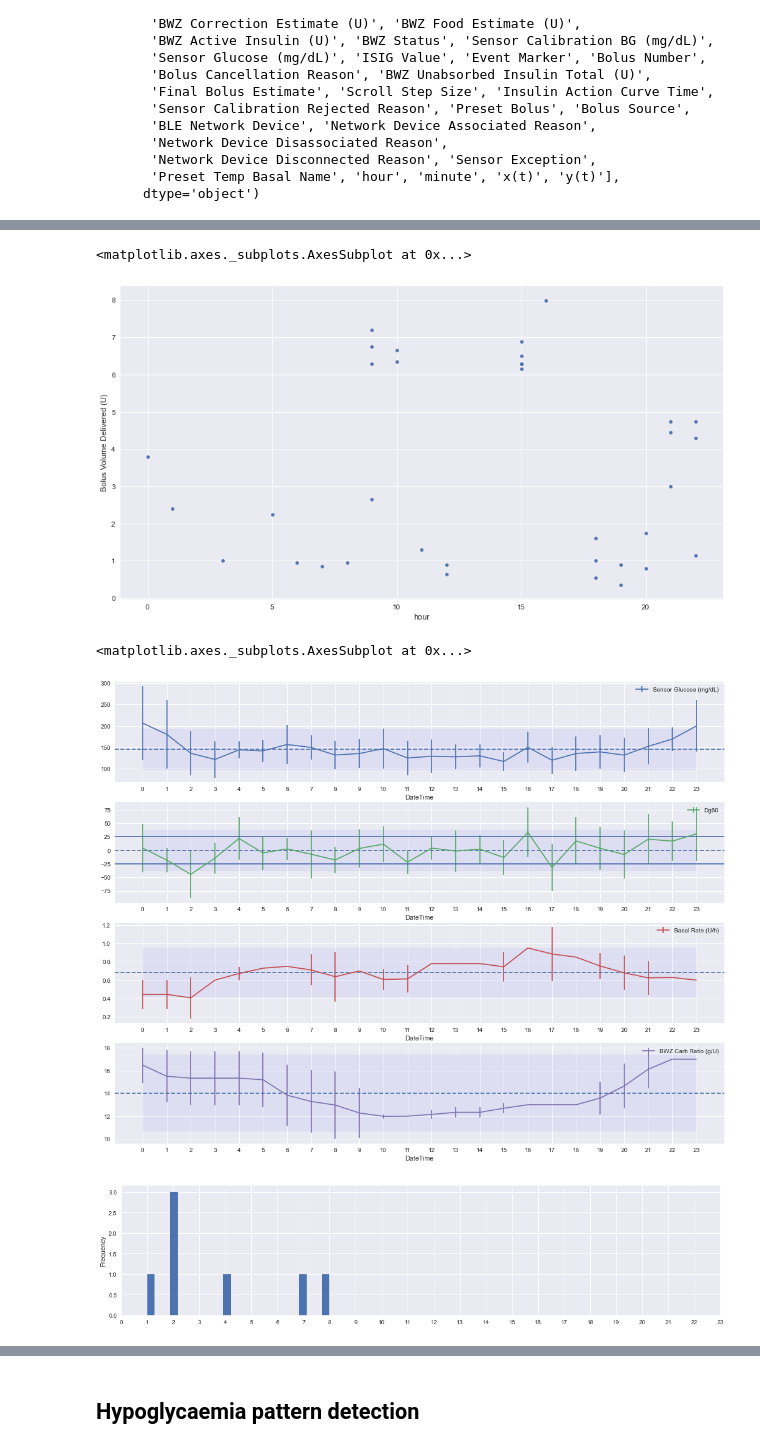
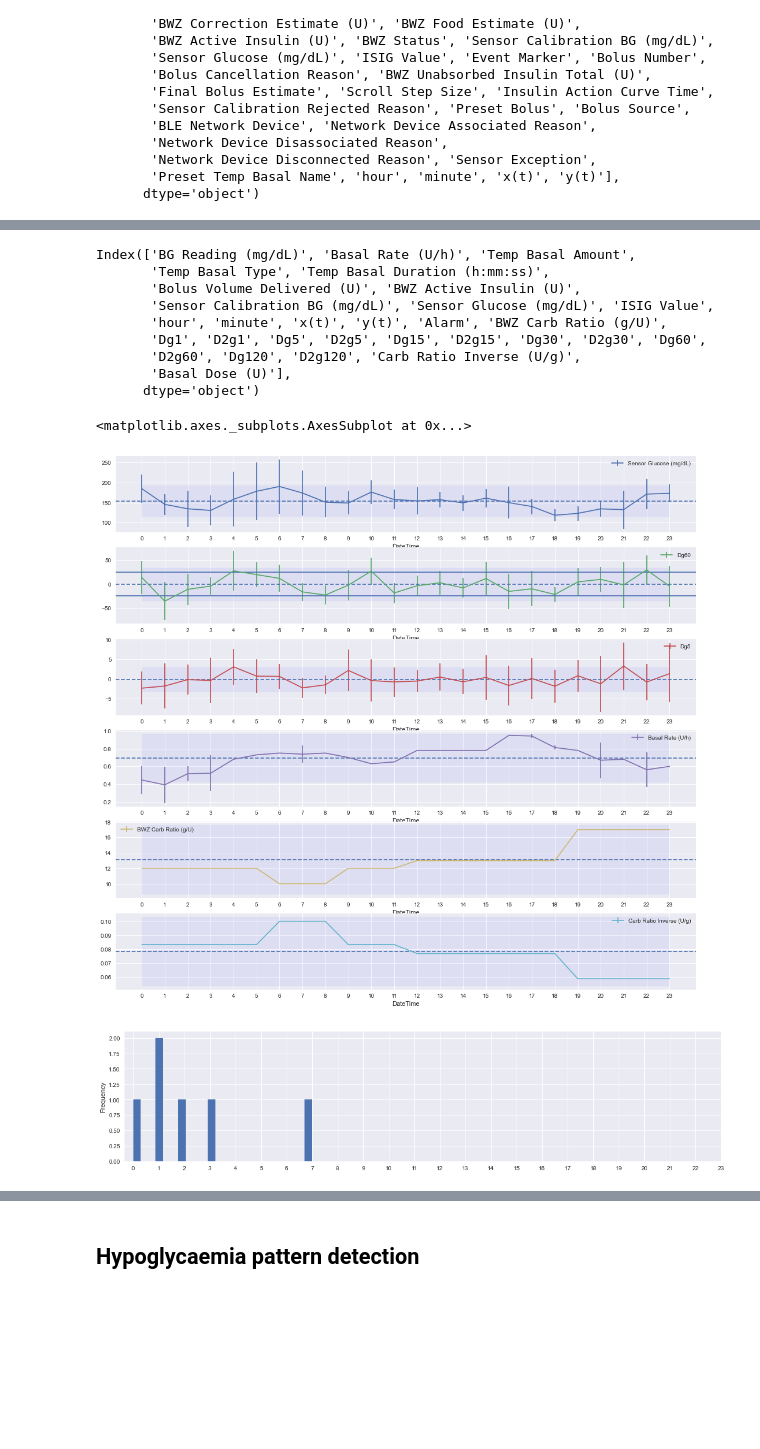
Before and after one commit to gmagannaDevelop/Diabetes-Analysis, a Jupyter notebook: Trend_Descriptive.ipynb, the cells around one changed output, grey strips where cells are left out. Saved outputs shown, nothing was run; the diff lists cells and outputs as text; code cells hidden in the pictures; blank space fills up the shorter version.

```diff
--- a/Trend_Descriptive.ipynb
+++ b/Trend_Descriptive.ipynb
@@ -282,2 +288,5 @@ data = data.join(woo)
 # %%
-data["BWZ Carb Ratio (g/U)"] = data["BWZ Carb Ratio (g/U)"].fillna(method="ffill")
+data["Carb Ratio Inverse (U/g)"] = 1.0 / data["BWZ Carb Ratio (g/U)"]
+# %%
+# We can do this because we've resampled to 1 minute.
+data["Basal Dose (U)"] = data["Basal Rate (U/h)"].apply(lambda x: x / 60)
@@ -355,6 +361,6 @@ Number of days in data : 21
 # %%
 n_month = 15
-n_latest = 7
+n_latest = 5
 #month = data.loc[dates[len(dates) - n_month]:dates[-1], :] if n_month < n_total else None
 latest = data.loc[dates[len(dates)- n_latest]:dates[-1], :] if n_latest < n_total else None
 lday = data.loc[dates[len(dates)- 1]:dates[-1], :] if n_latest < n_total else None
@@ -389,39 +396,47 @@ mean.plot(
 # %%
-latest.plot(x="hour", y="Bolus Volume Delivered (U)", kind="scatter")
+#latest.plot(x="hour", y="Bolus Volume Delivered (U)", kind="scatter")
+latest.columns
 # %% [output]
-<matplotlib.axes._subplots.AxesSubplot at 0x...>
+Index(['BG Reading (mg/dL)', 'Basal Rate (U/h)', 'Temp Basal Amount',
+       'Temp Basal Type', 'Temp Basal Duration (h:mm:ss)',
+       'Bolus Volume Delivered (U)', 'BWZ Active Insulin (U)',
+       'Sensor Calibration BG (mg/dL)', 'Sensor Glucose (mg/dL)', 'ISIG Value',
+       'hour', 'minute', 'x(t)', 'y(t)', 'Alarm', 'BWZ Carb Ratio (g/U)',
+       'Dg1', 'D2g1', 'Dg5', 'D2g5', 'Dg15', 'D2g15', 'Dg30', 'D2g30', 'Dg60',
+       'D2g60', 'Dg120', 'D2g120', 'Carb Ratio Inverse (U/g)',
+       'Basal Dose (U)'],
+      dtype='object')
-[figure, removed]
+# %%
+grouped = latest.groupby(latest.index.hour)[[
+    "Sensor Glucose (mg/dL)", "Dg60", "Dg5", "Basal Rate (U/h)", "BWZ Carb Ratio (g/U)", "Carb Ratio Inverse (U/g)"
+]]
 # %%
-grouped = latest.groupby(latest.index.hour)[[
-    "Sensor Glucose (mg/dL)", "Dg60", "Basal Rate (U/h)", "BWZ Carb Ratio (g/U)"
-]]
-
 mean = grouped.mean()
 std = grouped.std()
 sem = grouped.sem()
 
 ax = mean.plot(
     yerr=std,
     xticks=range(24),
     subplots=True,
-    figsize=(18,14),
+    figsize=(18,17),
     sharex=False
 )
 
 #ax[1].axhline()
 for i, column in enumerate(mean):
     ma, mstd = mean[column].mean(), mean[column].std()
     ax[i].fill_between(range(24), ma - 2 * mstd, ma + 2 * mstd, color='b', alpha=0.05)
     ax[i].axhline(ma, linestyle="--")
 
 # Add limits for differences :
 ax[1].axhline(-25)
 ax[1].axhline(25)
 plt.figure()
 latest[ latest.Alarm == 'SUSPEND BEFORE LOW ALARM, QUIET' ].hour.plot(
     kind="hist", xticks=range(24), figsize=(18,4), bins=24
 )
 # %% [output]
 <matplotlib.axes._subplots.AxesSubplot at 0x...>
-[figure, old version]
+[figure, new version]
-[figure, old version]
+[figure, new version]
```
Also changed, not shown: parts of 37 cells of this notebook.
